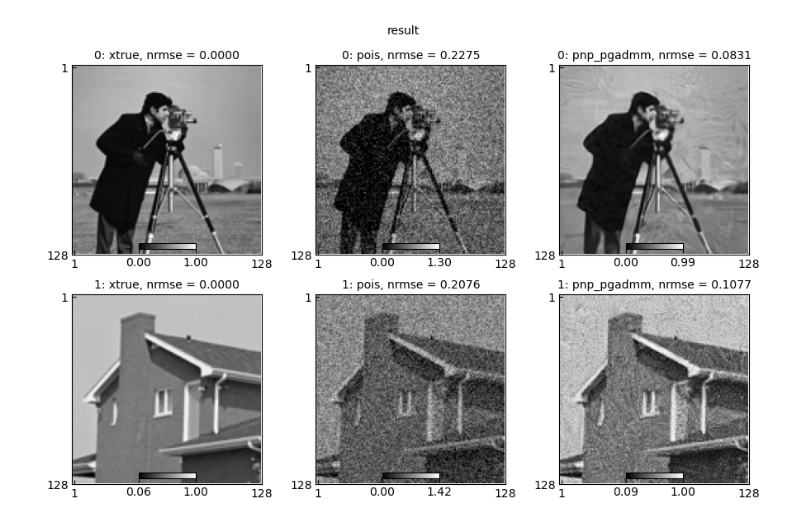
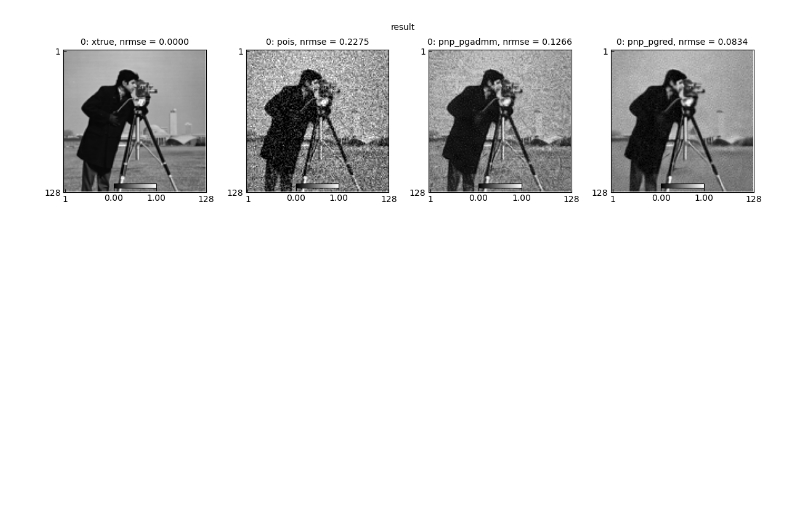
Before and after one commit to ZongyuLi-umich/2023-PGPR, a Jupyter notebook: src/live_check_result.ipynb, the cells around one changed output. Drawn from its saved outputs; the diff is of its cells as text; code cells hidden in the pictures; blank space fills up the shorter version.

```diff
--- a/src/live_check_result.ipynb
+++ b/src/live_check_result.ipynb
@@ -49,8 +49,8 @@ def plot_2d_data(data_list, title='density', subtitle=None, cmap='gray', fontsiz
 result_dir  = '/s5/xjxu/exps/pgpr/nature_imgsize128_sf0.02_sigma1.0'
 imgsize = 128
 # %%
-exp_to_show = ['xtrue', 'pois', 'pnp_pgadmm']
-img_to_show = [0,1]
+exp_to_show = ['xtrue', 'pois', 'pnp_pgadmm', 'pnp_pgred']
+img_to_show = [0]
 
 result_list = []
 title_list = []
@@ -70,33 +70,38 @@ for img_idx in img_to_show:
 
         elif exp_name == 'xinit':
             exp_path = f'{result_dir}/{img_idx}/init/result.mat'
             result = sio.loadmat(exp_path)
             xout = result['x0'].squeeze()
             ximg = jreshape(xout, imgsize, imgsize)
 
             result_list_row.append(ximg)
             title_list_row.append(f'{img_idx}: {exp_name}, nrmse = {nrmse(xout, xtrue):.4f}')
 
         else:
             if exp_name == 'pnp_pgadmm':
                 if img_idx == 0:
-                    exp_path = '/s5/xjxu/exps/pgpr/nature_imgsize128_sf0.02_sigma1.0/0/pnp_pgadmm/sgm15_scale0.5_rho32/2023-03-20-14-51-04_uiter1_muF/result.mat'
-                    # exp_path = '/s5/xjxu/exps/pgpr/nature_imgsize128_sf0.02_sigma1.0/0/pnp_pgadmm/sgm15_scale0.5_rho32/2023-03-20-14-38-12_uiter1_muF/result.mat'
+                    # exp_path = '/s5/xjxu/exps/pgpr/nature_imgsize128_sf0.02_sigma1.0/0/pnp_pgadmm/sgm15_scale0.5_rho32/2023-03-20-14-51-04_uiter1_muF/result.mat'
+                    exp_path = '/s5/xjxu/exps/pgpr/nature_imgsize128_sf0.02_sigma1.0/0/pnp_pgadmm/sgm15_scale0.5_rho32/2023-03-20-14-38-12_uiter1_muF/result.mat'
                 if img_idx == 1:
                     exp_path = '/s5/xjxu/exps/pgpr/nature_imgsize128_sf0.02_sigma1.0/1/pnp_pgadmm/sgm15_scale0.5_rho32/2023-03-20-15-56-06_uiter3_muF/result.mat'
+
+            elif exp_name == 'pnp_pgred':
+                 if img_idx == 0:
+                    exp_path = '/s5/xjxu/exps/pgpr/nature_imgsize128_sf0.02_sigma1.0/0/pnp_pgred/sgm15_scale0.5_rho100/2023-03-20-17-36-12/result.mat'
             else:
                 exp_path = f'{result_dir}/{img_idx}/{exp_name}/result.mat'
+
             result = sio.loadmat(exp_path)
             xout = result['xout'].squeeze()
             cout  = result['cout'].squeeze()
             ximg  = jreshape(xout, imgsize, imgsize)
 
             result_list_row.append(ximg)
             title_list_row.append(f'{img_idx}: {exp_name}, nrmse = {cout[-1]:.4f}')
 
     result_list.append(result_list_row)
     title_list.append(title_list_row)
 
 plot_2d_data(result_list, title='result', subtitle=title_list, cmap='gray', fontsize=10)
 # %% [output]
-[figure, old version]
+[figure, new version]
```
Also changed, not shown: 3 other files.
